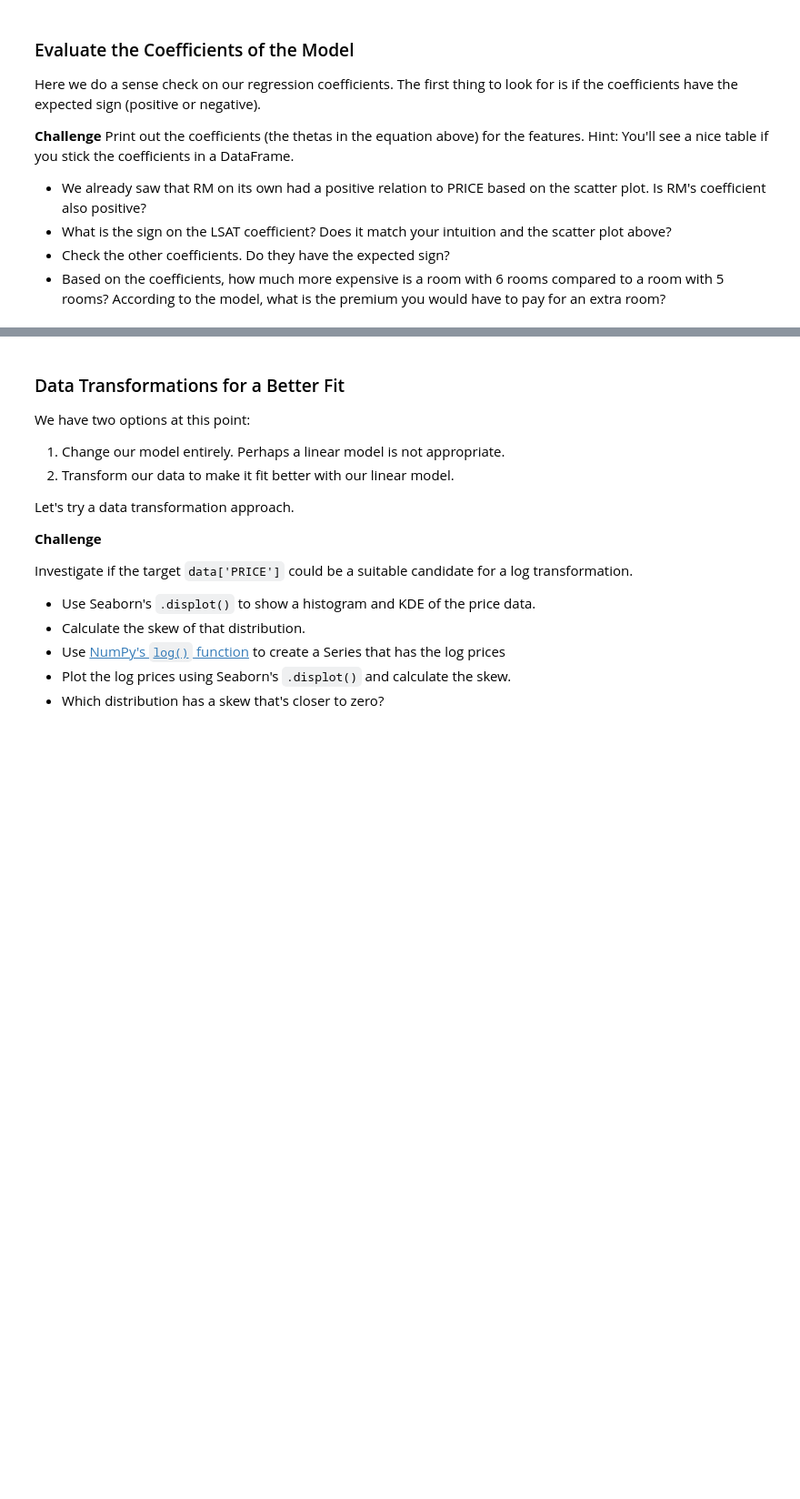
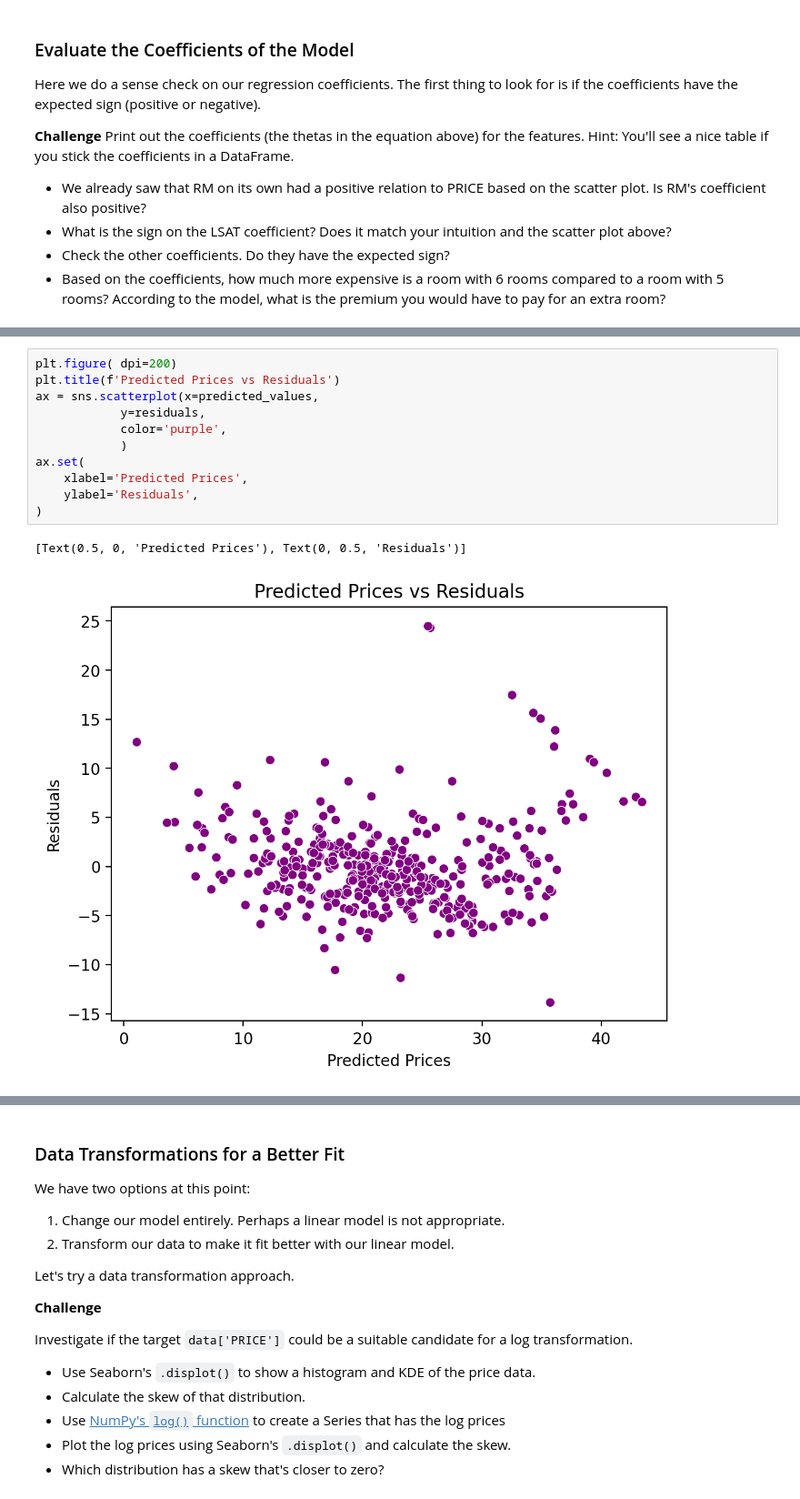
Before and after one commit to MohammadAburub93/Python-Data-Science-Practice, a Jupyter notebook: Multivariable Regression/Multivariable_Regression_and_Valuation_Model.ipynb, the cells around one changed output, grey strips where cells are left out. Shown at 91% size. Cells and saved outputs as stored; diff of their text form; blank space fills up the shorter version.

```diff
--- a/Multivariable Regression/Multivariable_Regression_and_Valuation_Model.ipynb
+++ b/Multivariable Regression/Multivariable_Regression_and_Valuation_Model.ipynb
@@ -416,3 +469,17 @@ The second plot should be the residuals against the predicted prices. Here's wha
+# %%
+plt.figure( dpi=200)
+plt.title(f'Predicted Prices vs Residuals')
+ax = sns.scatterplot(x=predicted_values,
+            y=residuals,
+            color='purple',
+            )
+ax.set(
+    xlabel='Predicted Prices',
+    ylabel='Residuals',
+)
+# %% [output]
+[Text(0.5, 0, 'Predicted Prices'), Text(0, 0.5, 'Residuals')]
+[figure, added]
 # %% [markdown]
 Why do we want to look at the residuals? We want to check that they look random. Why? The residuals represent the errors of our model. If there's a pattern in our errors, then our model has a systematic bias.
 
```
Also changed, not shown: parts of 15 cells of this notebook.
